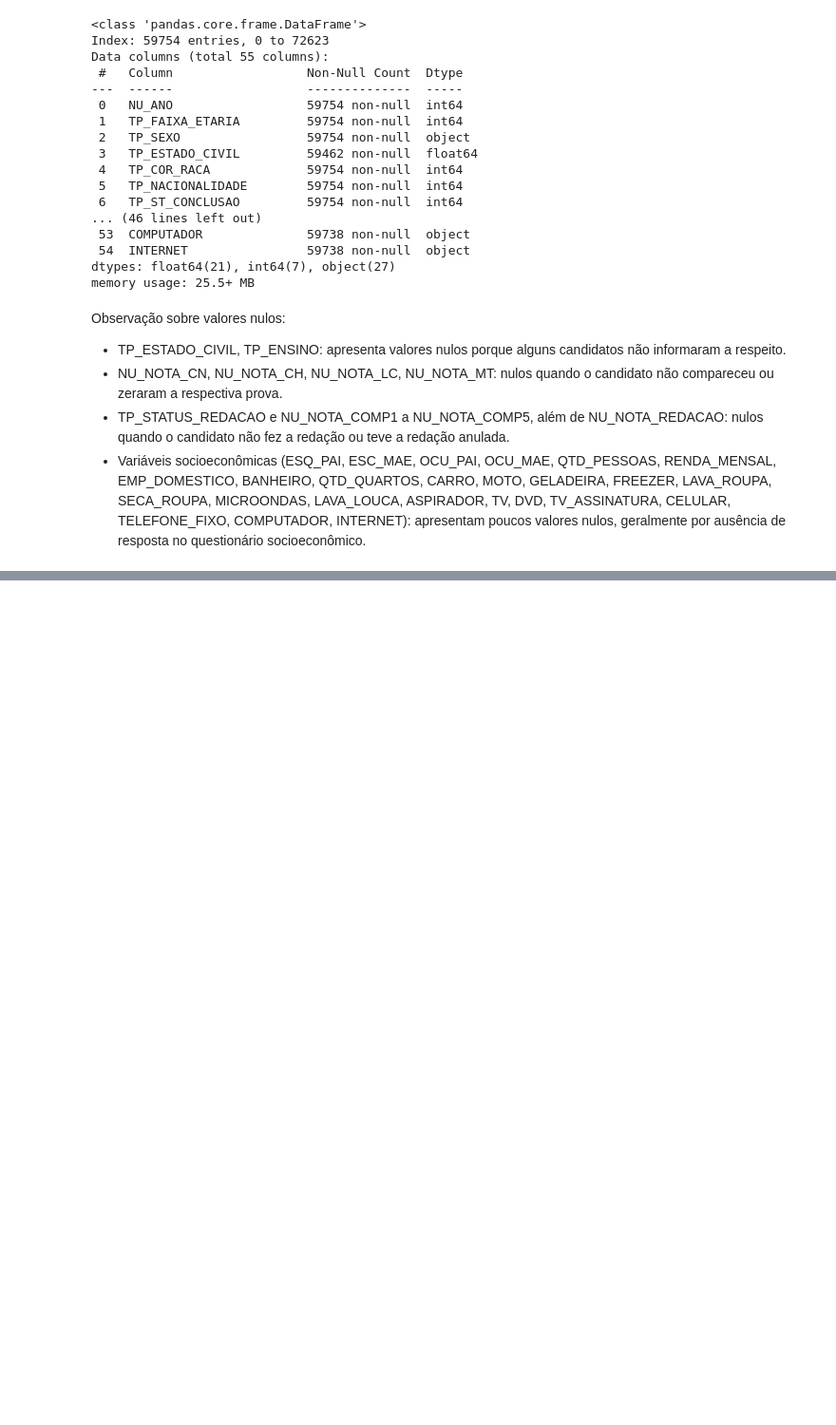
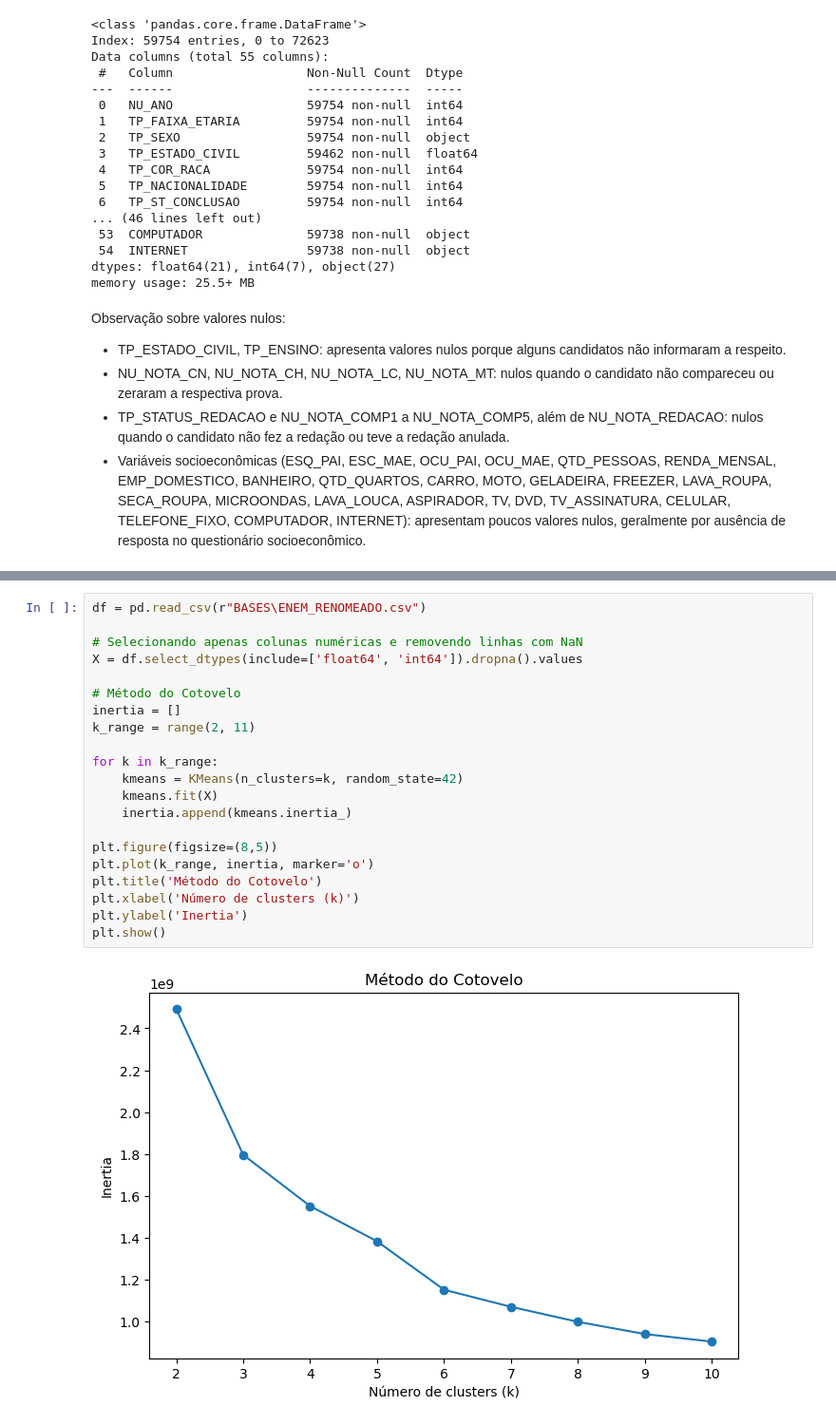
Before and after one commit to NandaLeal/TCC, a Jupyter notebook: TCC.ipynb, the cells around one changed output, grey strips where cells are left out. Shown at 95% size. Drawn from its saved outputs; the diff is of its cells as text; blank space fills up the shorter version.

```diff
--- a/TCC.ipynb
+++ b/TCC.ipynb
@@ -964,0 +1065,23 @@ Observação sobre valores nulos:
+# %%
+df = pd.read_csv(r"BASES\ENEM_RENOMEADO.csv")
+
+# Selecionando apenas colunas numéricas e removendo linhas com NaN
+X = df.select_dtypes(include=['float64', 'int64']).dropna().values
+
+# Método do Cotovelo
+inertia = []
+k_range = range(2, 11)
+
+for k in k_range:
+    kmeans = KMeans(n_clusters=k, random_state=42)
+    kmeans.fit(X)
+    inertia.append(kmeans.inertia_)
+
+plt.figure(figsize=(8,5))
+plt.plot(k_range, inertia, marker='o')
+plt.title('Método do Cotovelo')
+plt.xlabel('Número de clusters (k)')
+plt.ylabel('Inertia')
+plt.show()
+# %% [output]
+[figure, added]
```
Also changed, not shown: parts of 8 cells of this notebook.
